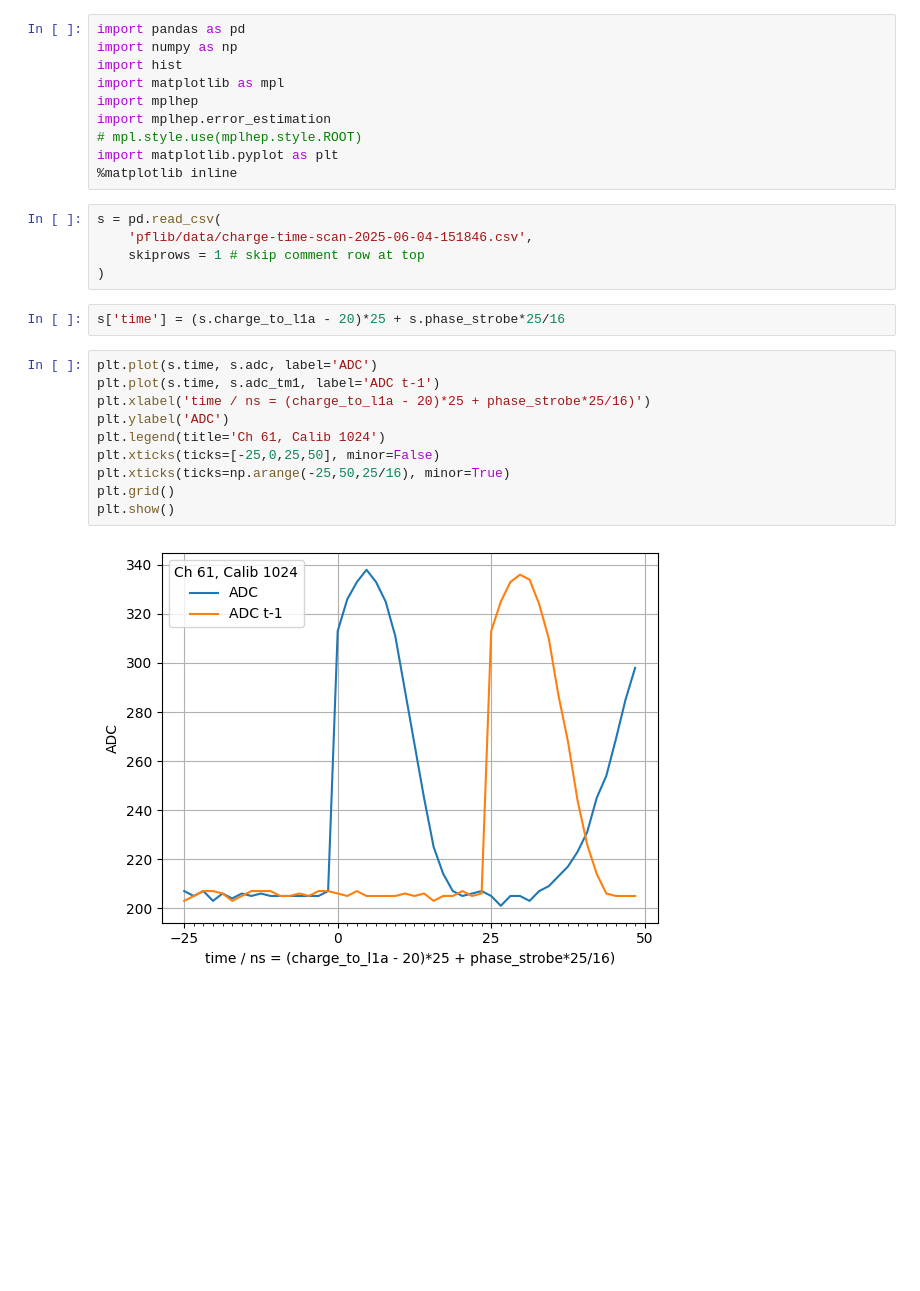
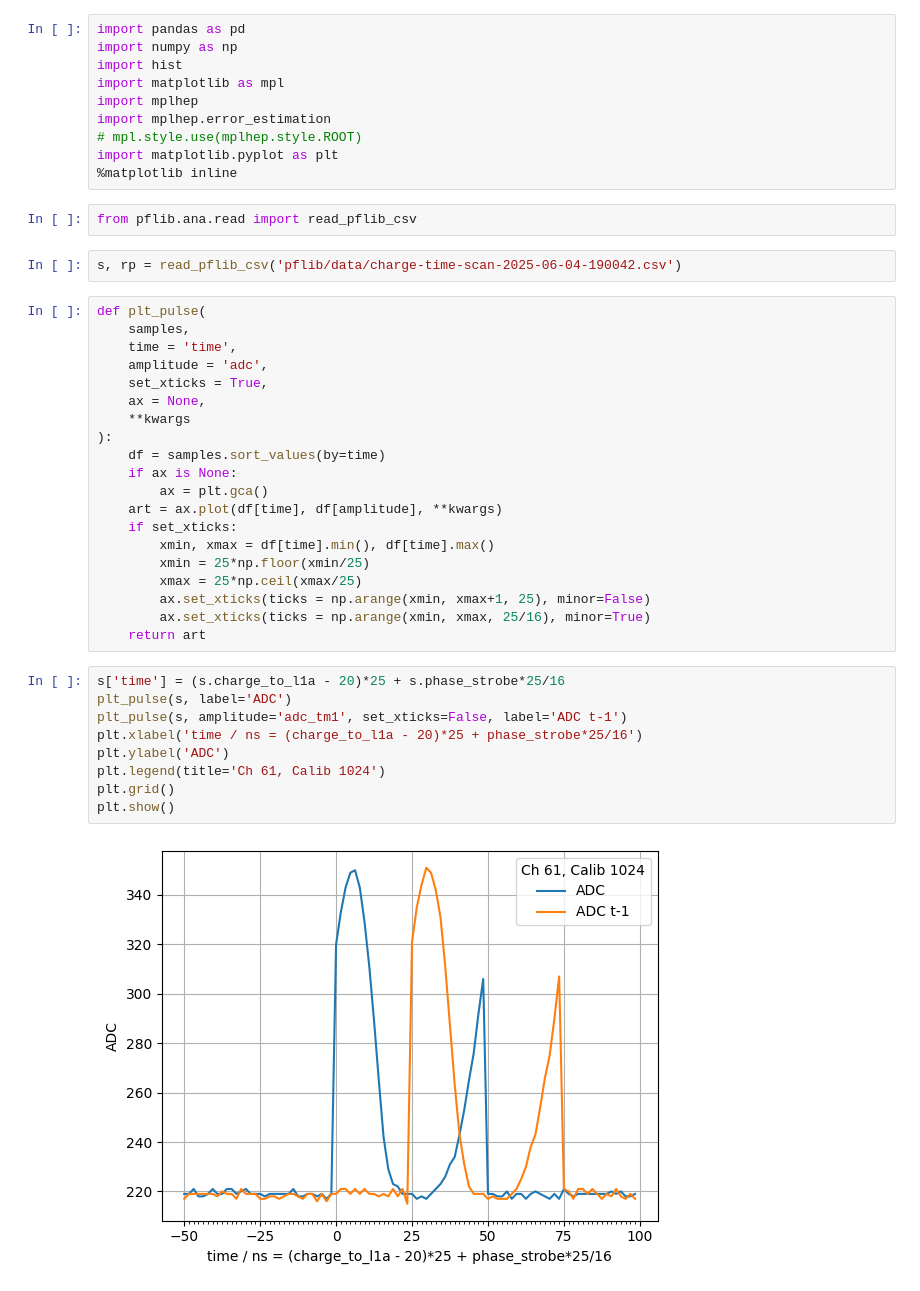
Before and after one commit to tomeichlersmith/ldmx-hgcroc-ana-dump, a Jupyter notebook: pulse-shape.ipynb, the cells around one changed output. Drawn from its saved outputs; the diff is of its cells as text; blank space fills up the shorter version.

Commit message:
update pulse shape notebook

```diff
--- a/pulse-shape.ipynb
+++ b/pulse-shape.ipynb
@@ -8,22 +8,38 @@ import mplhep.error_estimation
 # mpl.style.use(mplhep.style.ROOT)
 import matplotlib.pyplot as plt
 %matplotlib inline
+# %%
+from pflib.ana.read import read_pflib_csv
 # %%
-s = pd.read_csv(
-    'pflib/data/charge-time-scan-2025-06-04-151846.csv',
-    skiprows = 1 # skip comment row at top
-)
+s, rp = read_pflib_csv('pflib/data/charge-time-scan-2025-06-04-190042.csv')
-# %%
-s['time'] = (s.charge_to_l1a - 20)*25 + s.phase_strobe*25/16
-# %%
-plt.plot(s.time, s.adc, label='ADC')
-plt.plot(s.time, s.adc_tm1, label='ADC t-1')
-plt.xlabel('time / ns = (charge_to_l1a - 20)*25 + phase_strobe*25/16)')
-plt.ylabel('ADC')
-plt.legend(title='Ch 61, Calib 1024')
-plt.xticks(ticks=[-25,0,25,50], minor=False)
-plt.xticks(ticks=np.arange(-25,50,25/16), minor=True)
-plt.grid()
-plt.show()
-# %% [output]
-[figure, removed]
+# %%
+def plt_pulse(
+    samples,
+    time = 'time',
+    amplitude = 'adc',
+    set_xticks = True,
+    ax = None,
+    **kwargs
+):
+    df = samples.sort_values(by=time)
+    if ax is None:
+        ax = plt.gca()
+    art = ax.plot(df[time], df[amplitude], **kwargs)
+    if set_xticks:
+        xmin, xmax = df[time].min(), df[time].max()
+        xmin = 25*np.floor(xmin/25)
+        xmax = 25*np.ceil(xmax/25)
+        ax.set_xticks(ticks = np.arange(xmin, xmax+1, 25), minor=False)
+        ax.set_xticks(ticks = np.arange(xmin, xmax, 25/16), minor=True)
+    return art
+# %%
+s['time'] = (s.charge_to_l1a - 20)*25 + s.phase_strobe*25/16
+plt_pulse(s, label='ADC')
+plt_pulse(s, amplitude='adc_tm1', set_xticks=False, label='ADC t-1')
+plt.xlabel('time / ns = (charge_to_l1a - 20)*25 + phase_strobe*25/16')
+plt.ylabel('ADC')
+plt.legend(title='Ch 61, Calib 1024')
+plt.grid()
+plt.show()
+# %% [output]
+[figure, added]
```
Also changed, not shown: parts of 3 cells of this notebook.
